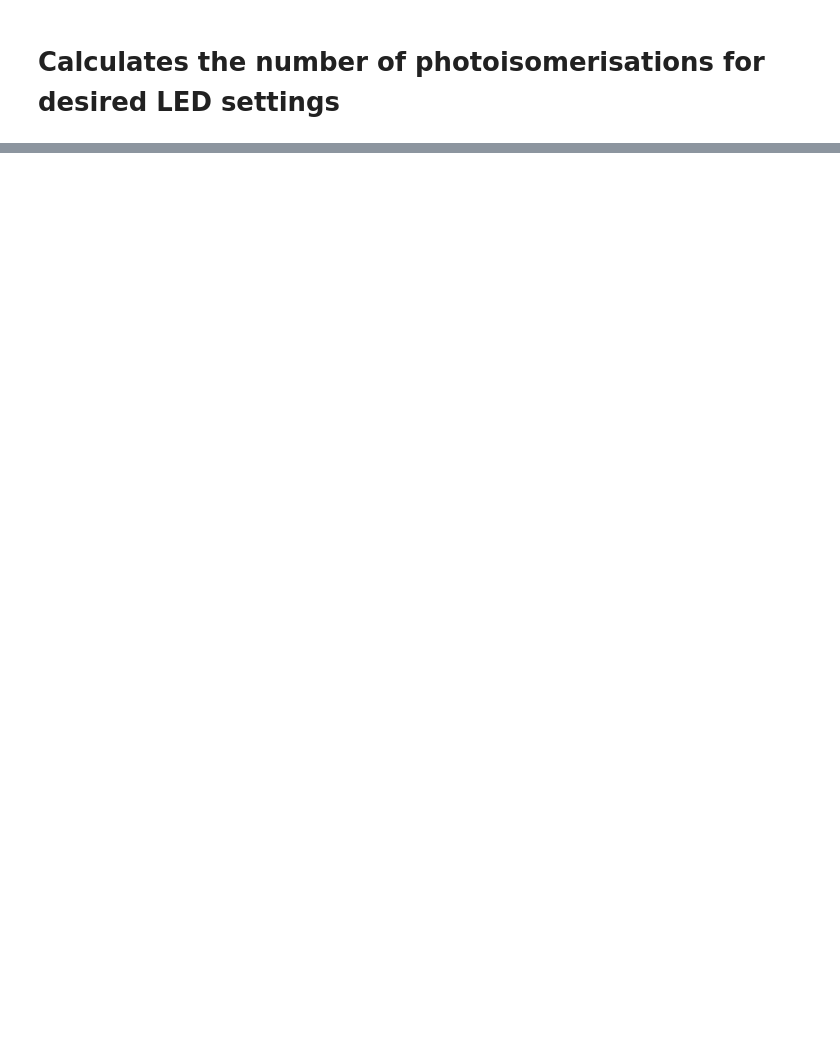
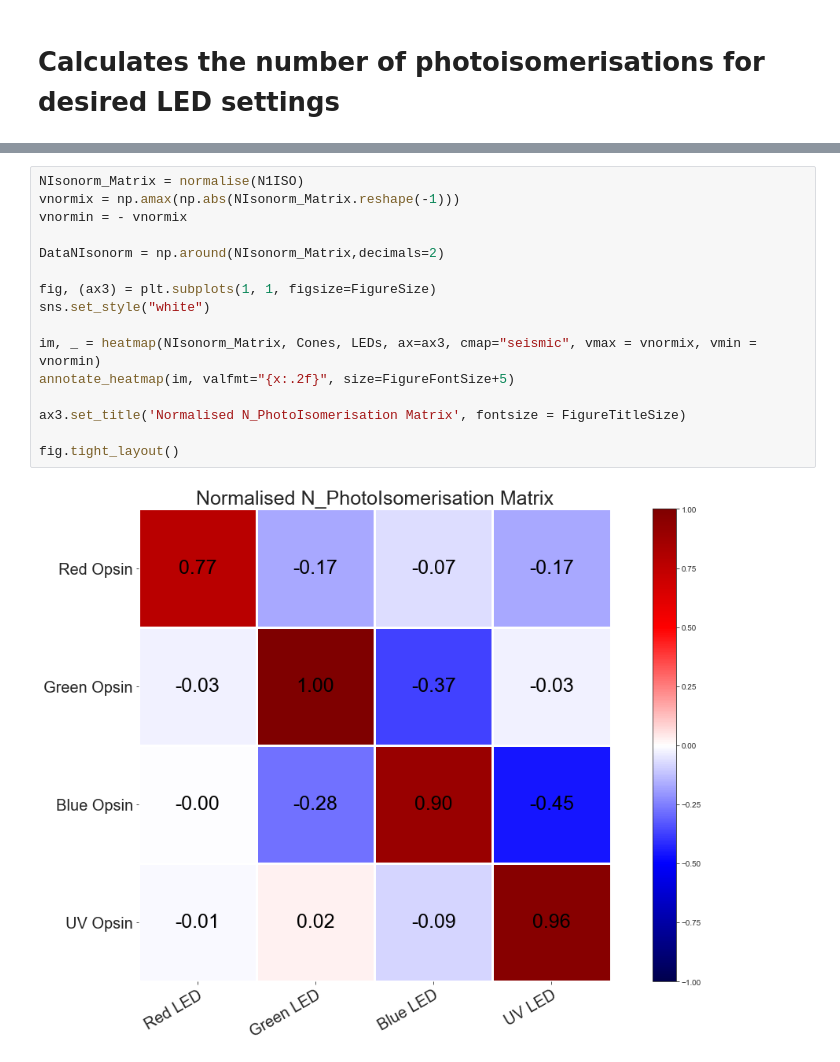
Before and after one commit to eulerlab/open-visual-stimulator, a Jupyter notebook: opsin_spectra_zebrafish.ipynb, the cells around one changed output, grey strips where cells are left out. Cells and saved outputs as stored; diff of their text form; blank space fills up the shorter version.

```diff
--- a/opsin_spectra_zebrafish.ipynb
+++ b/opsin_spectra_zebrafish.ipynb
@@ -573,0 +576,18 @@ plt.savefig("N_PhotoIsomerisation Matrix.png")
+# %%
+NIsonorm_Matrix = normalise(N1ISO)
+vnormix = np.amax(np.abs(NIsonorm_Matrix.reshape(-1)))
+vnormin = - vnormix
+
+DataNIsonorm = np.around(NIsonorm_Matrix,decimals=2)
+
+fig, (ax3) = plt.subplots(1, 1, figsize=FigureSize)
+sns.set_style("white")
+
+im, _ = heatmap(NIsonorm_Matrix, Cones, LEDs, ax=ax3, cmap="seismic", vmax = vnormix, vmin = vnormin)
+annotate_heatmap(im, valfmt="{x:.2f}", size=FigureFontSize+5)
+
+ax3.set_title('Normalised N_PhotoIsomerisation Matrix', fontsize = FigureTitleSize)
+
+fig.tight_layout()
+# %% [output]
+[figure, added]
```
Also changed, not shown: parts of 9 cells of this notebook.
